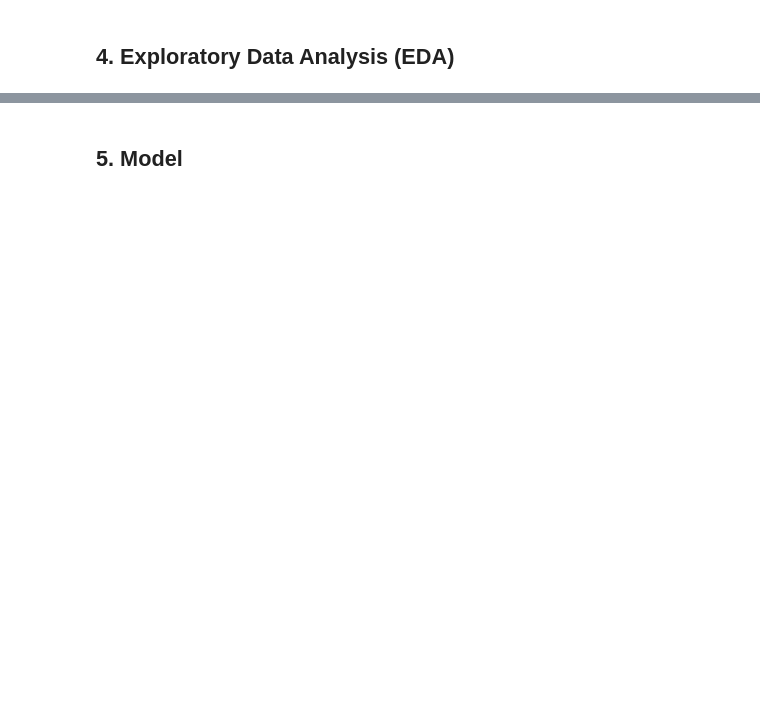
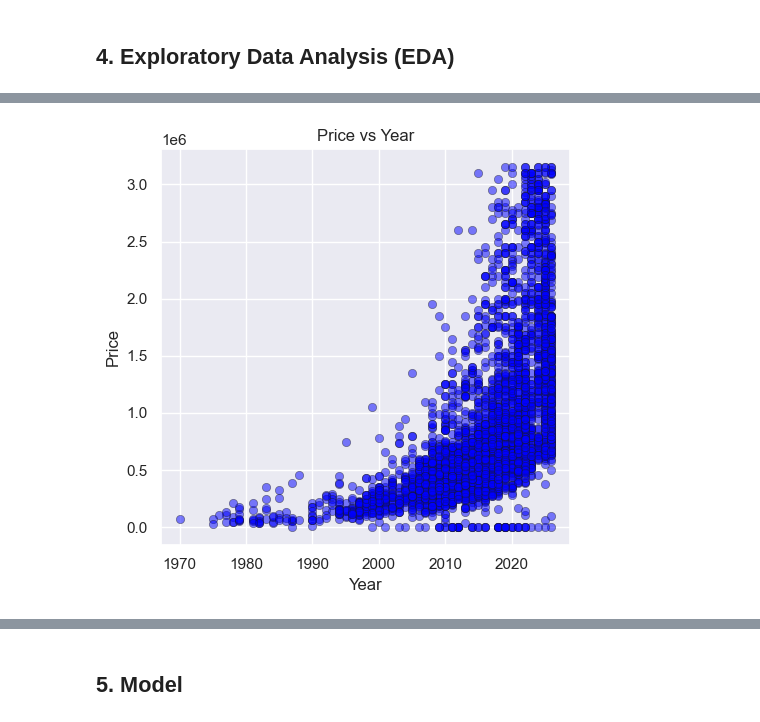
Before and after one commit to AI-0o0/AlexU_DSM_FinalProject, a Jupyter notebook: DataScienceMethodology_Fall2025_Final.ipynb, the cells around one changed output, grey strips where cells are left out. Drawn from its saved outputs; the diff is of its cells as text; code cells hidden in the pictures; blank space fills up the shorter version.

```diff
--- a/DataScienceMethodology_Fall2025_Final.ipynb
+++ b/DataScienceMethodology_Fall2025_Final.ipynb
@@ -731,0 +815,10 @@ df_cleaned = pd.read_csv('cleaned_cars_data.csv')
+# %%
+plt.figure(figsize=(5, 5))
+plt.scatter(df['Year'], df['Price'], alpha=0.5, c='blue', edgecolors='k', linewidth=0.5)
+plt.title('Price vs Year', fontsize=12)
+plt.xlabel('Year')
+plt.ylabel('Price')
+plt.tight_layout()
+plt.show()
+# %% [output]
+[figure, added]
```
Also changed, not shown: parts of 15 cells of this notebook, 1 other file.
